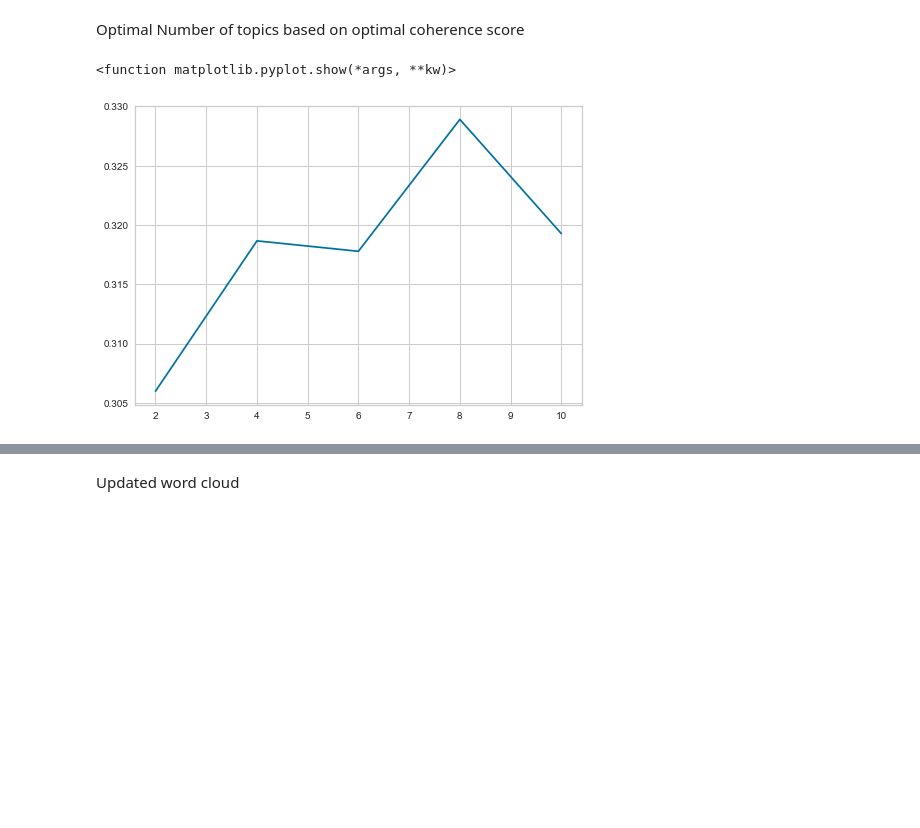
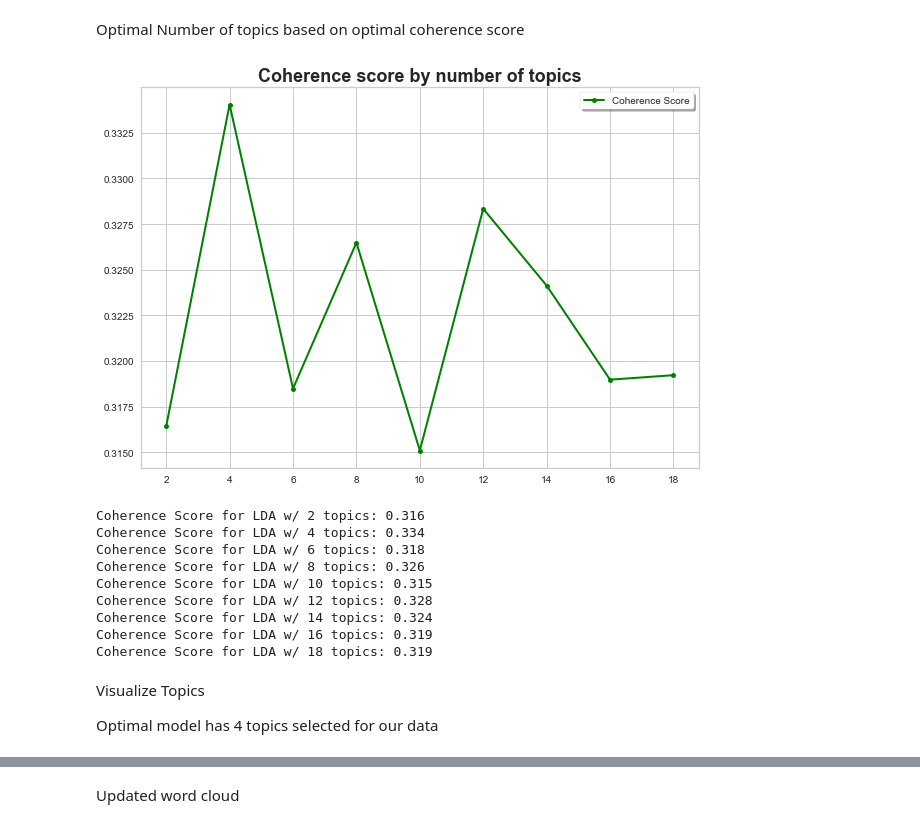
Before and after one commit to KishenSharma6/Airbnb-Analysis, a Jupyter notebook: Project Codes/05. Modeling/2020_0207_Reviews_NLP.ipynb, the cells around one changed output, grey strips where cells are left out. Saved outputs shown, nothing was run; the diff lists cells and outputs as text; code cells hidden in the pictures; blank space fills up the shorter version.

```diff
--- a/Project Codes/05. Modeling/2020_0207_Reviews_NLP.ipynb
+++ b/Project Codes/05. Modeling/2020_0207_Reviews_NLP.ipynb
@@ -414,21 +414,45 @@ def get_coherence_values(dictionary, corpus, texts, max_topics, start=2, step=3)
     coherence_scores = []
     model_list = []
     for topics in range(start, max_topics, step):
-        model = gensim.models.LdaMulticore(corpus = corpus, num_topics=topics,workers=3, id2word=dictionary)
+        model = gensim.models.LdaMulticore(corpus = corpus, num_topics=topics,workers=3, id2word=dictionary, random_state=24)
         model_list.append(model)
         coherence_model = CoherenceModel(model = model, texts=texts, dictionary=dictionary)
         coherence_scores.append(coherence_model.get_coherence())
-    return model, coherence_scores
+    return model_list, coherence_scores
 # %%
-model, scores = get_coherence_values(dictionary=dictionary, corpus=corpus_tfidf,
-                                                    texts=data_lemmatized, start=2, max_topics=12, step=2)
+models, scores = get_coherence_values(dictionary=dictionary, corpus=corpus_tfidf,
+                                                    texts=data_lemmatized, start=2, max_topics=20, step=2)
-# %%
-#plot
-start=2; max_topics=12; step=2;
-
-x= range(start, max_topics, step)
-plt.plot(x,scores)
-plt.show
-# %% [output]
-<function matplotlib.pyplot.show(*args, **kw)>
-[figure, removed]
+# %%
+#Set range for xaxis
+start=2; max_topics=20; step=2;
+x= list(range(start, max_topics, step))
+
+#Set plot size
+plt.figure(figsize=(10,7))
+
+#Plot coherence scores
+plt.plot(x,scores, label = 'Coherence Score', color='green', marker='o', linestyle='-',
+      linewidth=2, markersize=5, )
+
+plt.title('Coherence score by number of topics', fontsize = 18, fontweight='bold')
+plt.legend(frameon = True, shadow = True)
+plt.show();
+
+#Print coherence scores
+for m, cv in zip(x, scores):
+    print('Coherence Score for LDA w/', m,'topics:', round(cv,3))
+# %% [output]
+[figure, added]
+Coherence Score for LDA w/ 2 topics: 0.316
+Coherence Score for LDA w/ 4 topics: 0.334
+Coherence Score for LDA w/ 6 topics: 0.318
+Coherence Score for LDA w/ 8 topics: 0.326
+Coherence Score for LDA w/ 10 topics: 0.315
+Coherence Score for LDA w/ 12 topics: 0.328
+Coherence Score for LDA w/ 14 topics: 0.324
+Coherence Score for LDA w/ 16 topics: 0.319
+Coherence Score for LDA w/ 18 topics: 0.319
+# %% [markdown]
+Visualize Topics
+
+Optimal model has 4 topics selected for our data
```
Also changed, not shown: parts of 61 cells of this notebook.
